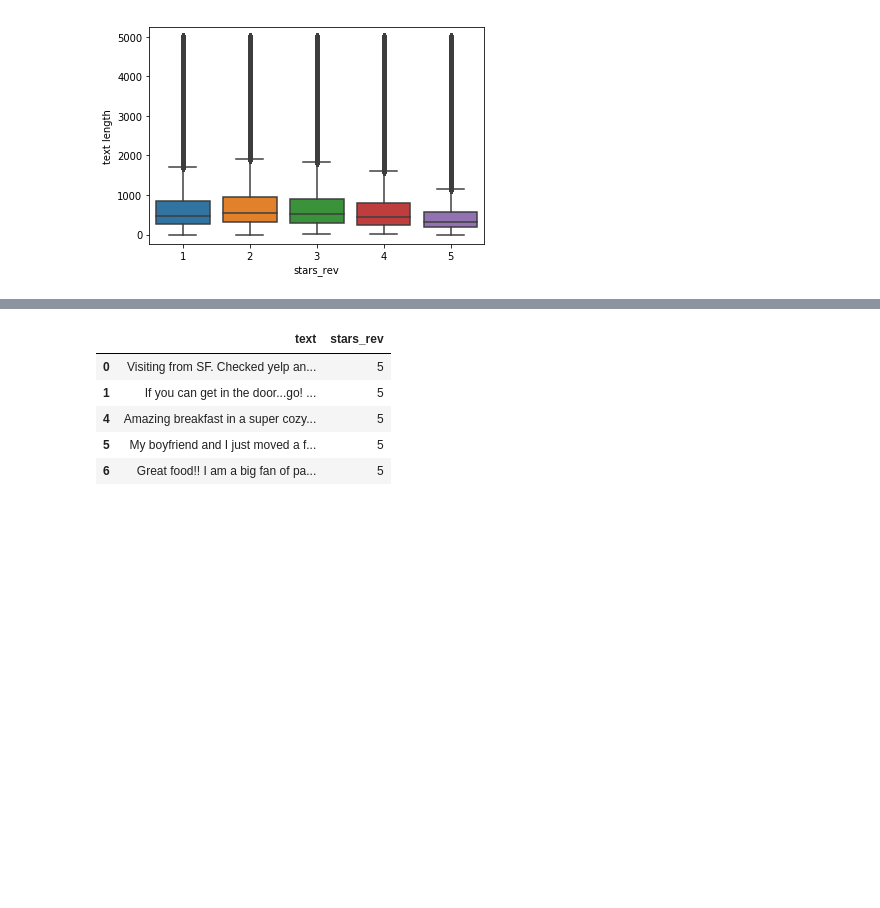
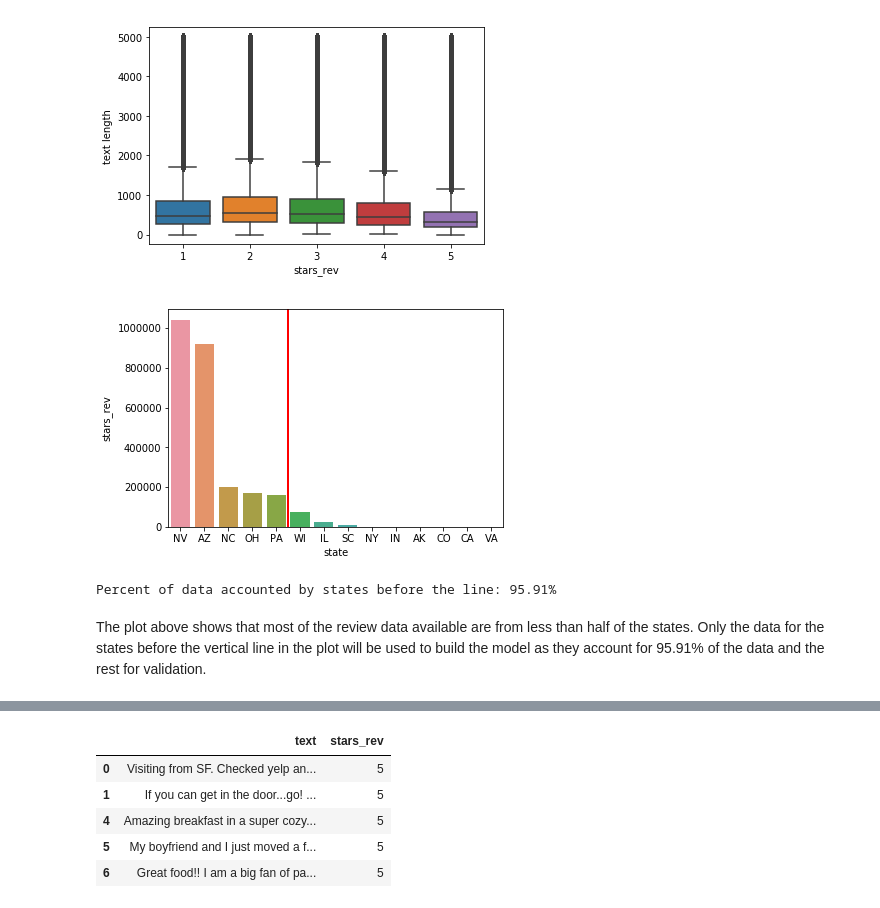
Before and after one commit to Chibuzor44/dsi-capstone, a Jupyter notebook: sage_yelp.ipynb, the cells around one changed output, grey strips where cells are left out. Saved outputs shown, nothing was run; the diff lists cells and outputs as text; code cells hidden in the pictures; blank space fills up the shorter version.

```diff
--- a/sage_yelp.ipynb
+++ b/sage_yelp.ipynb
@@ -172,4 +182,4 @@ memory usage: 892.0+ MB
 with open("../../../downloads/df_rev_bus_user.pickle", "rb") as f:
     df_loaded = pickle.load(f)
 # %%
-df_loaded[["state", "stars_rev"]].groupby("state").count()
+df_states = df_loaded[["state", "stars_rev"]].groupby("state", as_index=False).count().sort_values(by="stars_rev", ascending=False)
@@ -217,3 +211,16 @@ sns.boxplot(x='stars_rev', y='text length', data=df_loaded)
 # %% [output]
 <matplotlib.axes._subplots.AxesSubplot at 0x...>
 [figure]
+# %%
+sns.barplot(x="state", y="stars_rev", data=df_states)
+_=plt.axvline(x=4.5, linewidth=2, color="r")
+# %% [output]
+[figure, added]
+# %%
+num=sum(df_states["stars_rev"].iloc[:5])
+den=sum(df_states["stars_rev"])
+print("Percent of data accounted by states before the line: {}%". format(round(num/den * 100, 2)))
+# %% [output]
+Percent of data accounted by states before the line: 95.91%
+# %% [markdown]
+The plot above shows that most of the review data available are from less than half of the states. Only the data for the states before the vertical line in the plot will be used to build the model as they account for 95.91% of the data and the rest for validation.
```
Also changed, not shown: parts of 53 cells of this notebook, 2 other files.
